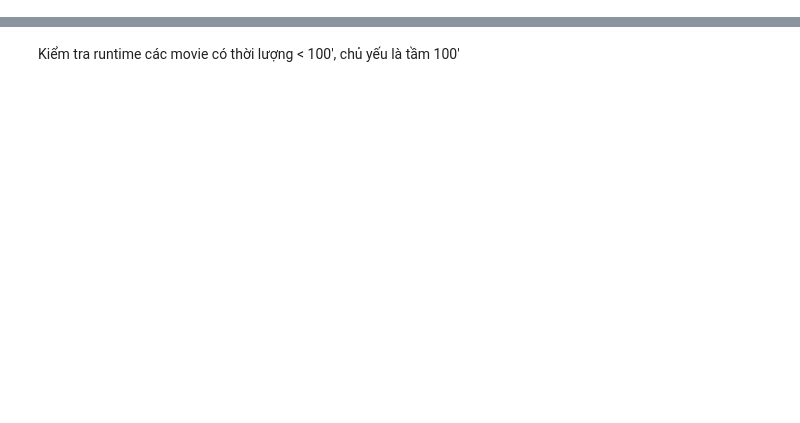
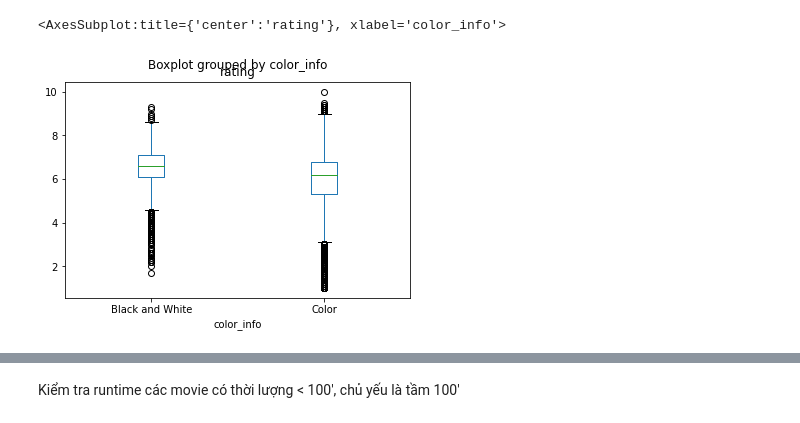
Before and after one commit to DDogeeee/movie_score_imdb, a Jupyter notebook: visualize_more.ipynb, the cells around one changed output, grey strips where cells are left out. Saved outputs shown, nothing was run; the diff lists cells and outputs as text; code cells hidden in the pictures; blank space fills up the shorter version.

```diff
--- a/visualize_more.ipynb
+++ b/visualize_more.ipynb
@@ -8,0 +49,5 @@ df= df[pd.to_numeric(df['rating'], errors='coerce').notnull()]
+# %%
+df.boxplot(by='color_info',column =['rating'], grid = False)
+# %% [output]
+<AxesSubplot:title={'center':'rating'}, xlabel='color_info'>
+[figure, added]
```
Also changed, not shown: parts of 38 cells of this notebook.
